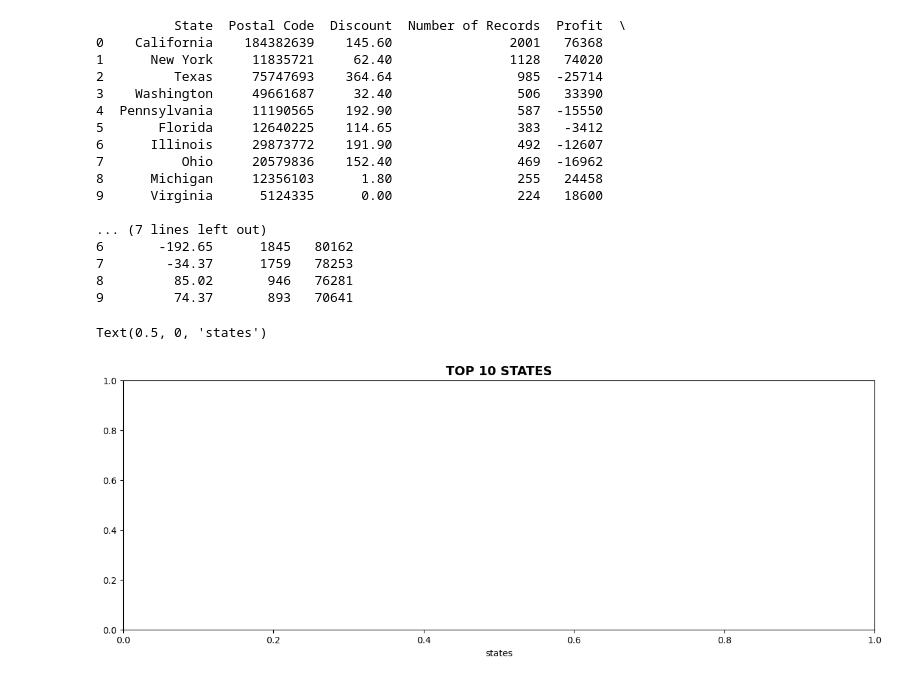
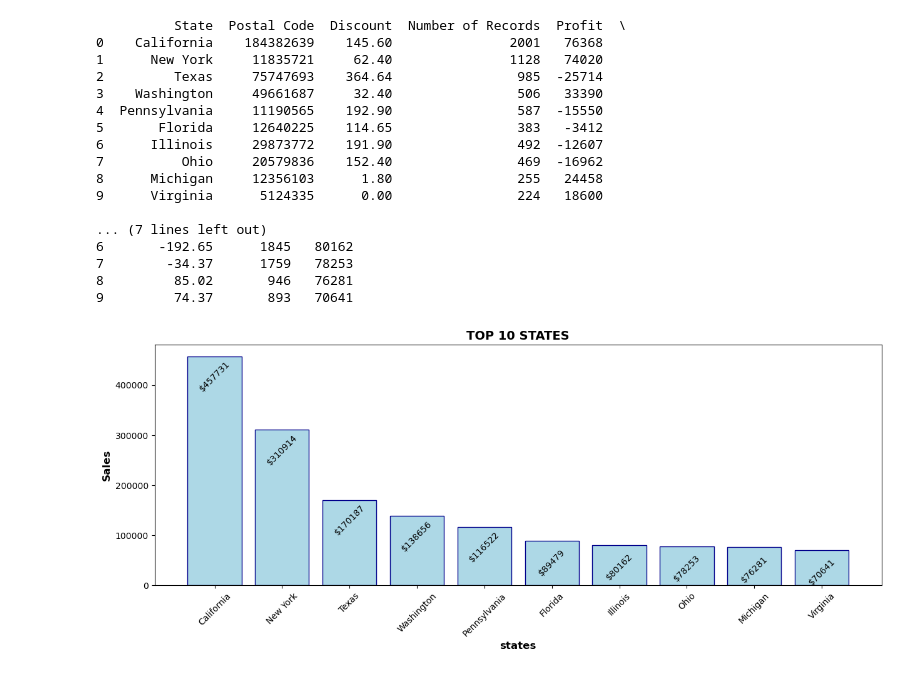
Before and after one commit to sabheen9/SQL, a Jupyter notebook: Superstore Sales forecasting and EDA.ipynb, the cells around one changed output. Saved outputs shown, nothing was run; the diff lists cells and outputs as text; code cells hidden in the pictures.

```diff
--- a/Superstore Sales forecasting and EDA.ipynb
+++ b/Superstore Sales forecasting and EDA.ipynb
@@ -143,10 +143,15 @@ print(top_states)
 7        -34.37      1759   78253
 8         85.02       946   76281
 9         74.37       893   70641
-# %%
-plt.figure(figsize=(15,5))
-plt.title("TOP 10 STATES",fontsize=14,fontweight='bold')
-plt.xlabel("states")
-# %% [output]
-Text(0.5, 0, 'states')
-[figure, removed]
+# %%
+plt.figure(figsize=(15,5))
+plt.title("TOP 10 STATES",fontsize=14,fontweight='bold')
+plt.xlabel("states",fontsize=12,fontweight='bold')
+plt.ylabel("Sales",fontsize=12,fontweight='bold')
+plt.bar(top_states['State'],top_states['Sales'],color='lightblue',edgecolor='darkblue')
+plt.xticks(rotation=45)
+
+for k,v in top_states['Sales'].items():
+    plt.text(k,v-70000,'$'+str(v),horizontalalignment='center',rotation=45)
+# %% [output]
+[figure, added]
```
